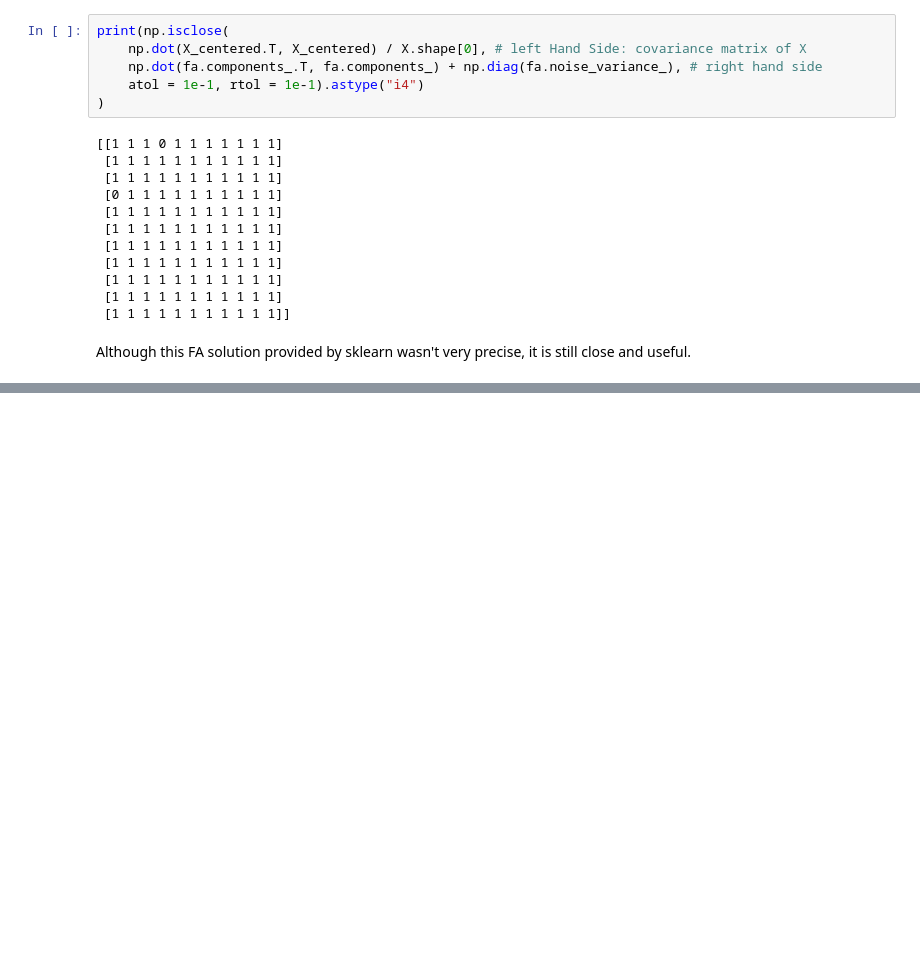
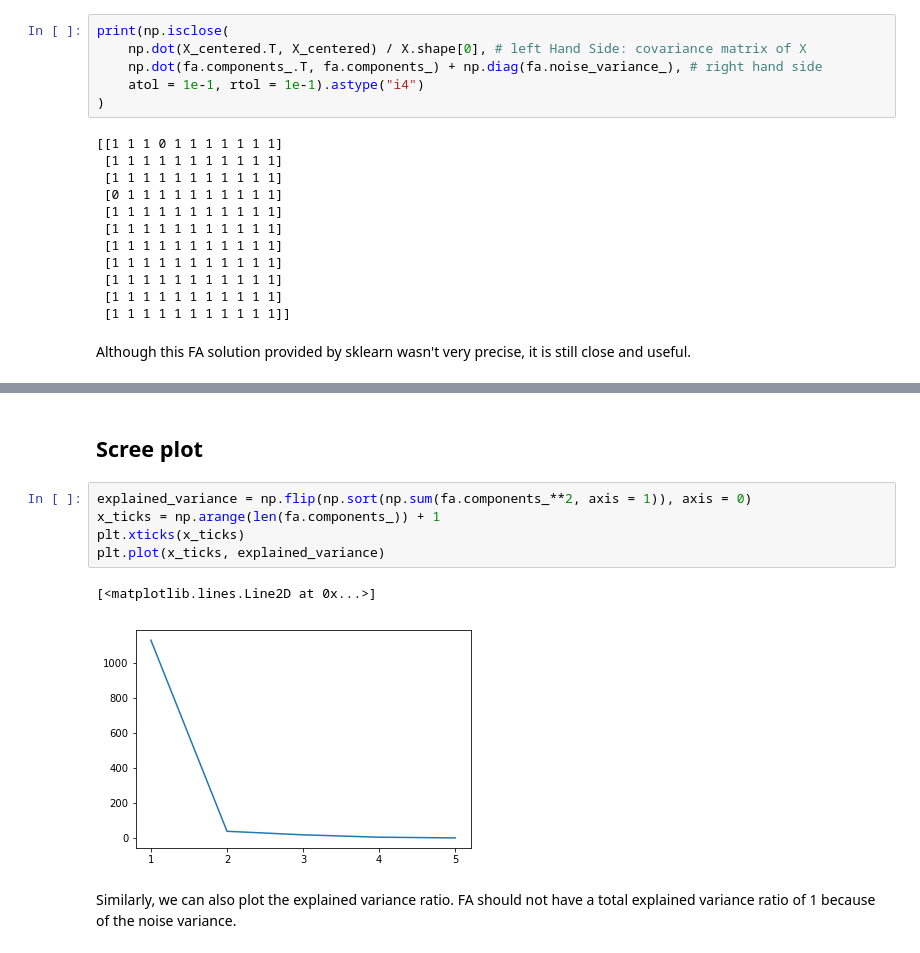
Before and after one commit to iamjz/Python-Data, a Jupyter notebook: FactorAnalysis.ipynb, the cells around one changed output, grey strips where cells are left out. Saved outputs shown, nothing was run; the diff lists cells and outputs as text; blank space fills up the shorter version.

```diff
--- a/FactorAnalysis.ipynb
+++ b/FactorAnalysis.ipynb
@@ -168,0 +175,12 @@ Although this FA solution provided by sklearn wasn't very precise, it is still c
+# %% [markdown]
+## Scree plot
+# %%
+explained_variance = np.flip(np.sort(np.sum(fa.components_**2, axis = 1)), axis = 0)
+x_ticks = np.arange(len(fa.components_)) + 1
+plt.xticks(x_ticks)
+plt.plot(x_ticks, explained_variance)
+# %% [output]
+[<matplotlib.lines.Line2D at 0x...>]
+[figure, added]
+# %% [markdown]
+Similarly, we can also plot the explained variance ratio. FA should not have a total explained variance ratio of 1 because of the noise variance.
```
Also changed, not shown: parts of 1 cell of this notebook.
